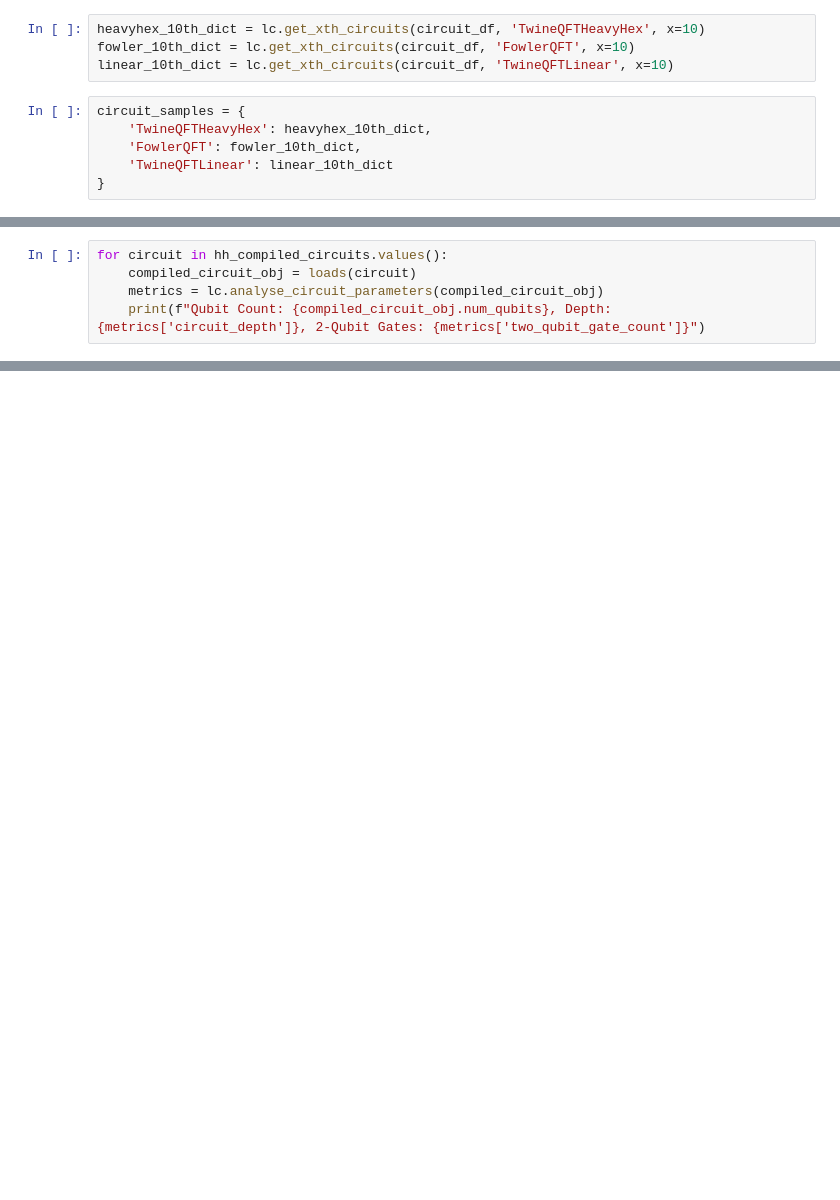
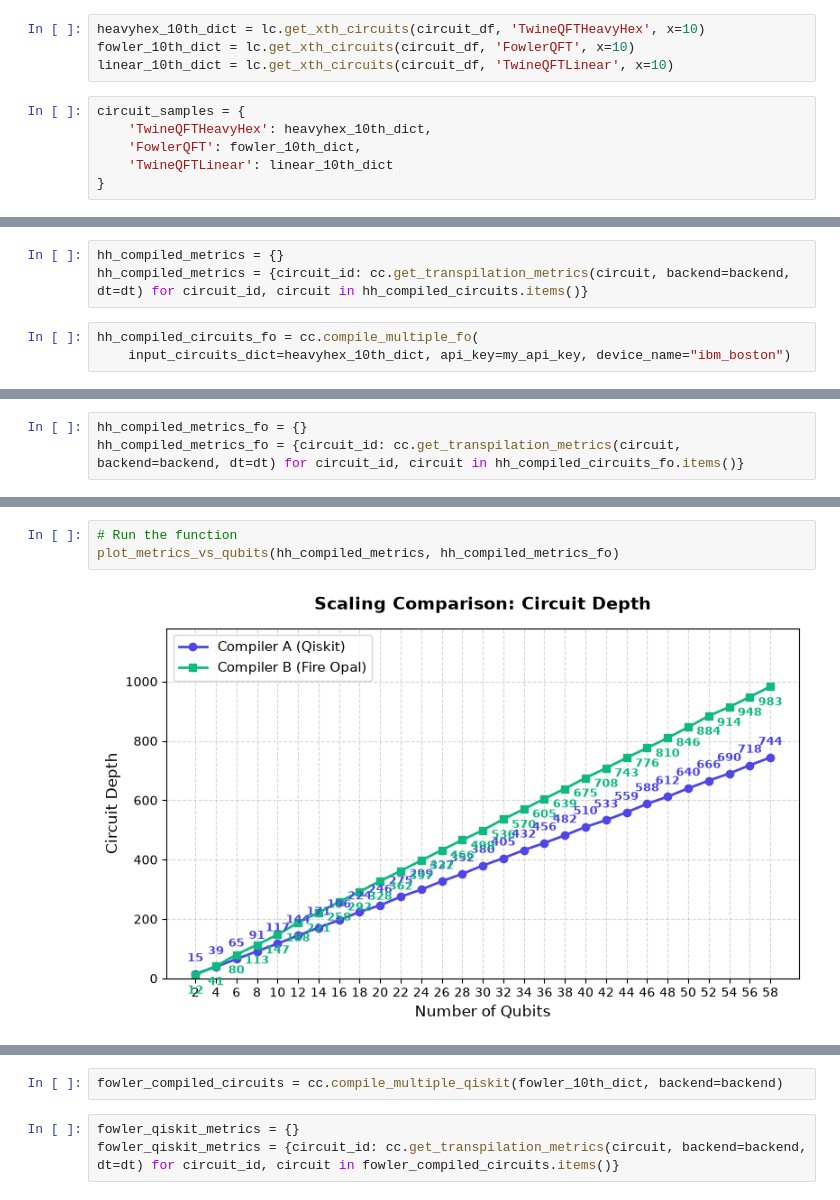
Before and after one commit to afitzpa8/research-parityqc-compiler-investigation, a Jupyter notebook: compile_circuits.ipynb, the cells around one changed output, grey strips where cells are left out. Cells and saved outputs as stored; diff of their text form; blank space fills up the shorter version.

```diff
--- a/compile_circuits.ipynb
+++ b/compile_circuits.ipynb
@@ -207,5 +158,0 @@ Compiled circuit for 58 qubits.
-# %%
-for circuit in hh_compiled_circuits.values():
-    compiled_circuit_obj = loads(circuit)
-    metrics = lc.analyse_circuit_parameters(compiled_circuit_obj)
-    print(f"Qubit Count: {compiled_circuit_obj.num_qubits}, Depth: {metrics['circuit_depth']}, 2-Qubit Gates: {metrics['two_qubit_gate_count']}")
@@ -213,0 +159,6 @@ NameError: name 'hh_compiled_circuits' is not defined
+# %%
+hh_compiled_metrics = {}
+hh_compiled_metrics = {circuit_id: cc.get_transpilation_metrics(circuit, backend=backend, dt=dt) for circuit_id, circuit in hh_compiled_circuits.items()}
+# %%
+hh_compiled_circuits_fo = cc.compile_multiple_fo(
+    input_circuits_dict=heavyhex_10th_dict, api_key=my_api_key, device_name="ibm_boston")
@@ -213,0 +183,3 @@ NameError: name 'hh_compiled_circuits' is not defined
+# %%
+hh_compiled_metrics_fo = {}
+hh_compiled_metrics_fo = {circuit_id: cc.get_transpilation_metrics(circuit, backend=backend, dt=dt) for circuit_id, circuit in hh_compiled_circuits_fo.items()}
@@ -213,0 +265,5 @@ NameError: name 'hh_compiled_circuits' is not defined
+# %%
+# Run the function
+plot_metrics_vs_qubits(hh_compiled_metrics, hh_compiled_metrics_fo)
+# %% [output]
+[figure, added]
@@ -213,0 +272,5 @@ NameError: name 'hh_compiled_circuits' is not defined
+# %%
+fowler_compiled_circuits = cc.compile_multiple_qiskit(fowler_10th_dict, backend=backend)
+# %%
+fowler_qiskit_metrics = {}
+fowler_qiskit_metrics = {circuit_id: cc.get_transpilation_metrics(circuit, backend=backend, dt=dt) for circuit_id, circuit in fowler_compiled_circuits.items()}
```
Also changed, not shown: parts of 28 cells of this notebook, 2 other files.
